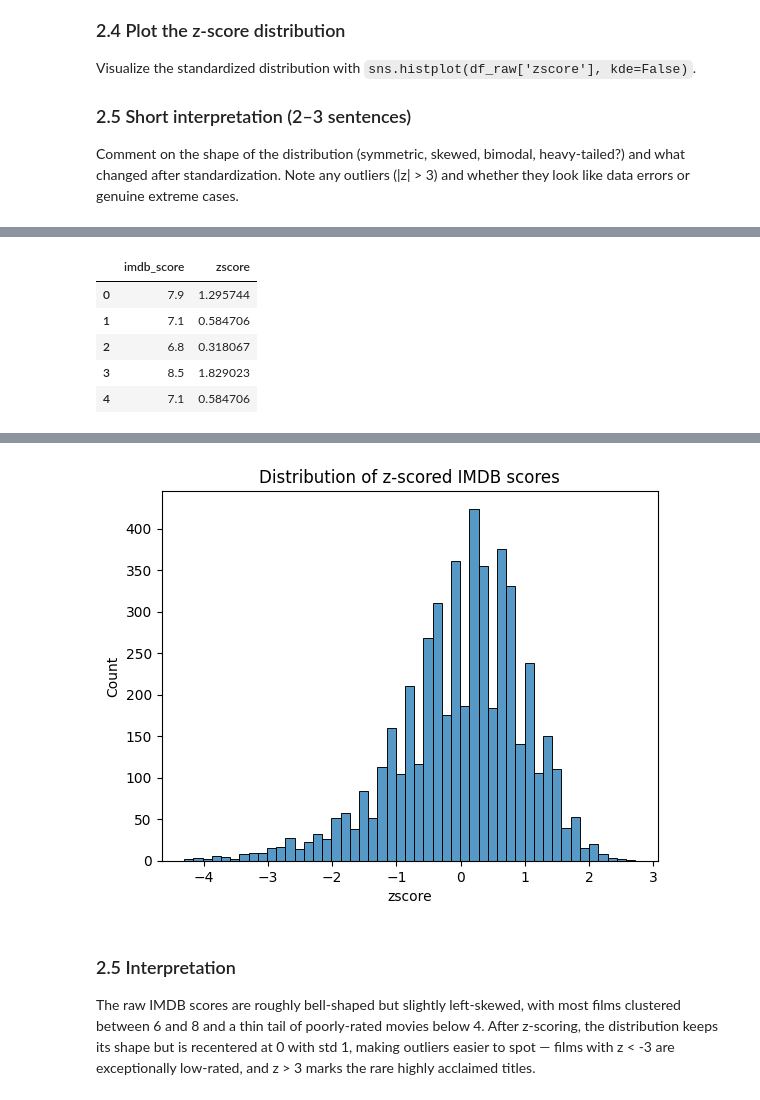
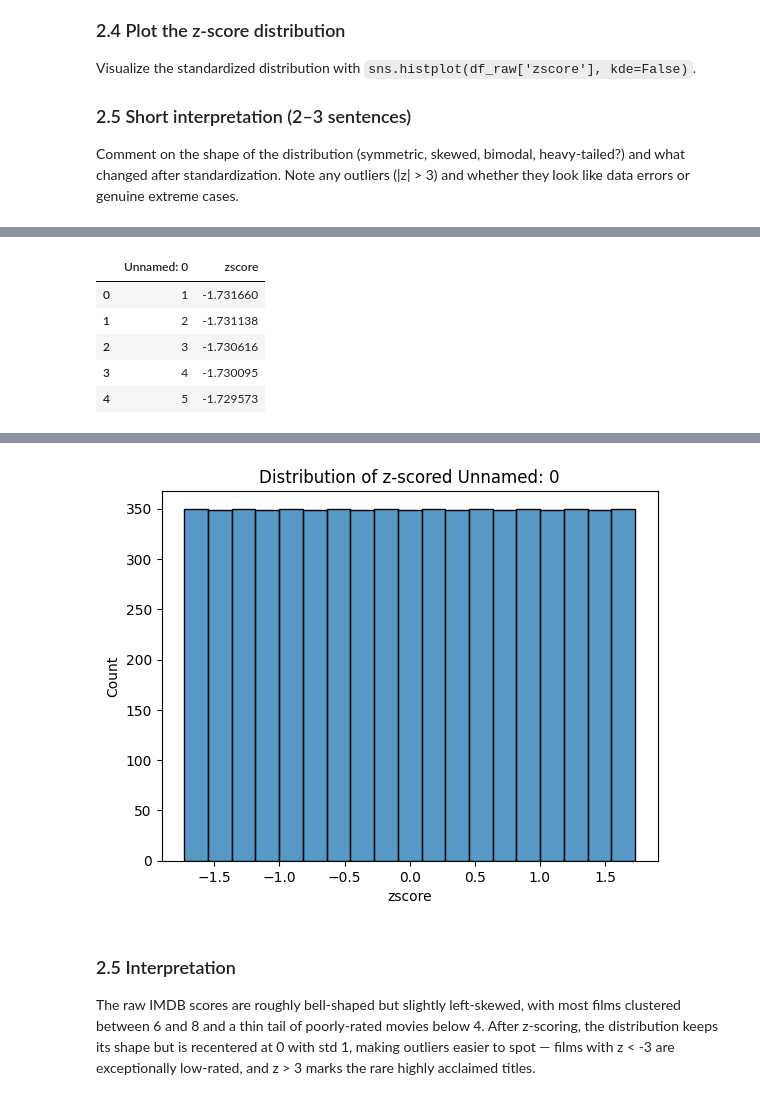
Before and after one commit to 202503660-ai/NLP_for_SocialScience, a Jupyter notebook: asgmt1_explore_your_dataset.ipynb, the cells around one changed output, grey strips where cells are left out. Saved outputs shown, nothing was run; the diff lists cells and outputs as text; code cells hidden in the pictures.

```diff
--- a/asgmt1_explore_your_dataset.ipynb
+++ b/asgmt1_explore_your_dataset.ipynb
@@ -133,6 +263,8 @@ dtype: int64
 ### 1.5 Short Interpretation:
 
 The dataset covers ~5000 movies spanning a wide range of release years, with `imdb_score` roughly normally distributed but `budget` and `gross` strongly right-skewed (a few blockbusters pull the mean far above the median). Variables like `gross`, `budget`, and `content_rating` have substantial missing values, so any analysis using them should drop or impute carefully. Categorical variables such as `director_name` and `actor_1_name` have thousands of unique values, meaning most directors/actors appear in only one or two films.
+# %%
+df_raw.rename(columns={'sex': '성별', 'age': '연령'}, inplace=True)
 # %% [markdown]
 ## 2. Check distributions, z-score transform, visualize (1pt)
 
@@ -175,19 +324,19 @@ plt.show()
 # %%
 # 2.3 Z-score transform
-df_raw['zscore'] = df_raw['imdb_score'].apply(
-    lambda x: (x - df_raw['imdb_score'].mean()) / df_raw['imdb_score'].std()
+df_raw['zscore'] = df_raw['Unnamed: 0'].apply(
+    lambda x: (x - df_raw['Unnamed: 0'].mean()) / df_raw['Unnamed: 0'].std()
 )
-df_raw[['imdb_score', 'zscore']].head()
+df_raw[['Unnamed: 0', 'zscore']].head()
 # %% [output]
-|  | imdb_score | zscore |
-| 0 | 7.9 | 1.295744 |
-| 1 | 7.1 | 0.584706 |
-| 2 | 6.8 | 0.318067 |
-| 3 | 8.5 | 1.829023 |
-| 4 | 7.1 | 0.584706 |
+|  | Unnamed: 0 | zscore |
+| 0 | 1 | -1.731660 |
+| 1 | 2 | -1.731138 |
+| 2 | 3 | -1.730616 |
+| 3 | 4 | -1.730095 |
+| 4 | 5 | -1.729573 |
 # %%
 # 2.4 Plot the z-score distribution
 sns.histplot(df_raw['zscore'], kde=False)
-plt.title('Distribution of z-scored IMDB scores')
+plt.title('Distribution of z-scored Unnamed: 0')
 plt.show()
 # %% [output]
@@ -194,4 +360,4 @@ plt.show()
-[figure, old version]
+[figure, new version]
 # %% [markdown]
 ### 2.5 Interpretation
 
```
Also changed, not shown: parts of 14 cells of this notebook.
